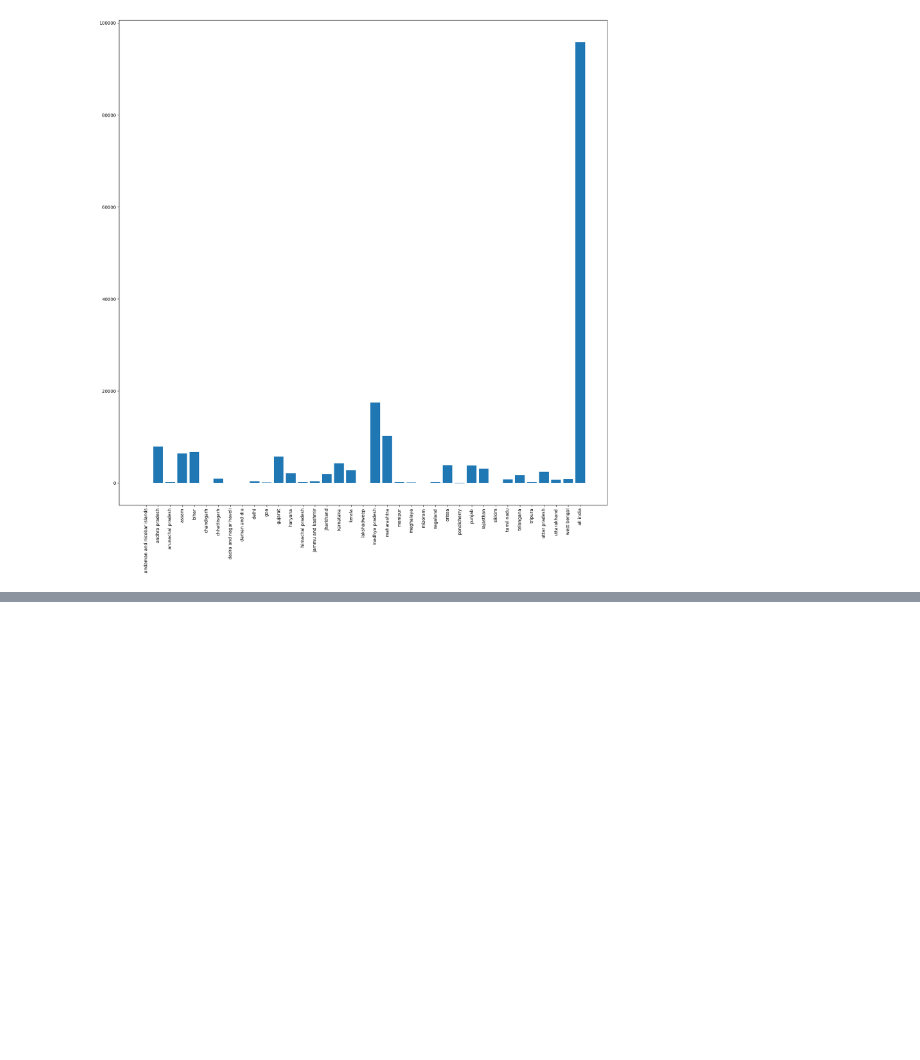
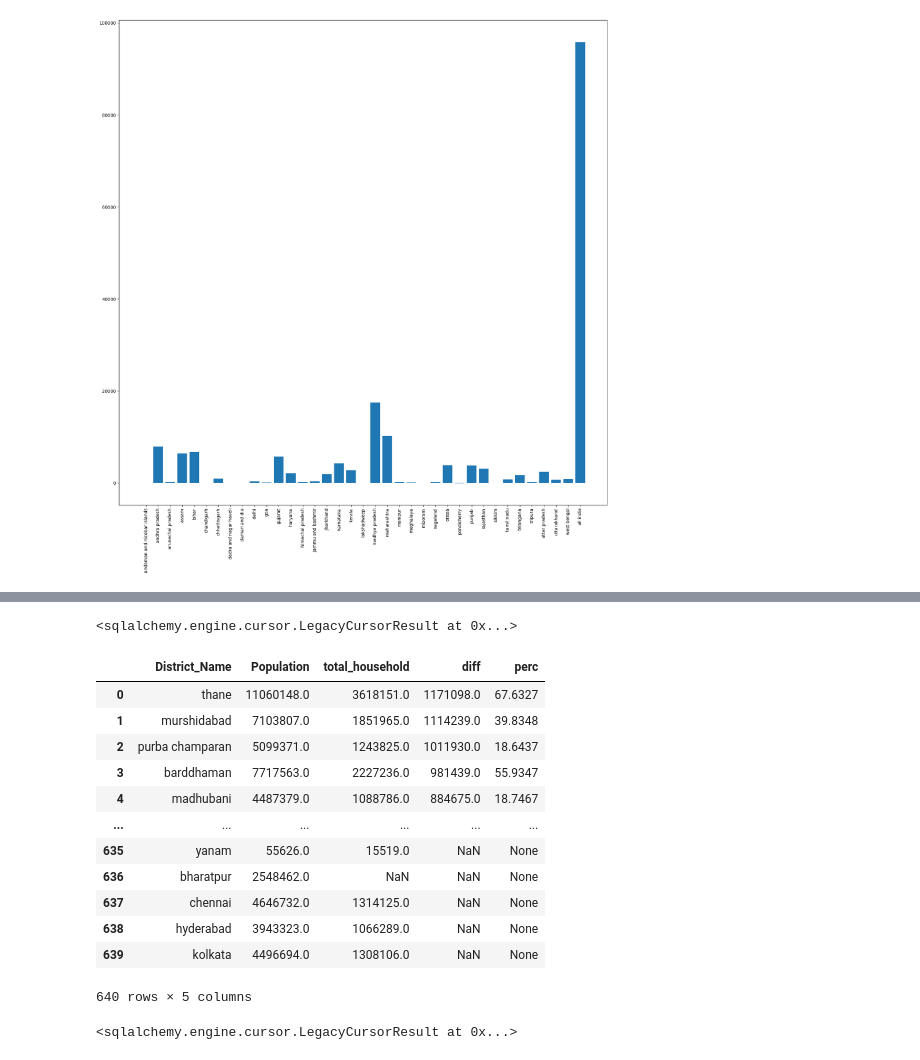
Before and after one commit to RoddaSreeCharanReddy/Data_Cleaning_Project_One, a Jupyter notebook: Complete_Project.ipynb, the cells around one changed output, grey strips where cells are left out. Cells and saved outputs as stored; diff of their text form; code cells hidden in the pictures; blank space fills up the shorter version.

```diff
--- a/Complete_Project.ipynb
+++ b/Complete_Project.ipynb
@@ -1300,0 +1345,4 @@ plt.show()
+# %%
+db_details='mysql+pymysql://root:Sree123@localhost:3306/practice_db'
+# %%
+my_engine=sqa.create_engine(db_details)
@@ -1300,0 +1897,52 @@ plt.show()
+# %%
+q23_procedure=text(
+'''
+create procedure get_districts_info()
+begin
+select District_Name,Population,ht.Households_Rural+ht.Households_Urban as total_household,
+((ht.Households_Rural+ht.Households_Urban)-(Household_Rural_Latrine_premise+Household_Urban_Latrine_premise)) as diff,
+((Household_Rural_Latrine_premise+Household_Urban_Latrine_premise)/(ht.Households_Rural+ht.Households_Urban))*100 as perc
+from housing_table ht inner join census_table ct on ht.State_Name = ct.States and
+ht.District_Name=ct.District order by diff desc;
+end
+'''
+)
+my_engine.execute(q23_procedure)
+# %% [output]
+<sqlalchemy.engine.cursor.LegacyCursorResult at 0x...>
+# %%
+q23_call=text('''call get_districts_info()''')
+q23_output=my_engine.execute(q23_call)
+# %%
+q23_results=q23_output.fetchall()
+q23_df=pd.DataFrame(q23_results)
+q23_df
+# %% [output]
+|  | District_Name | Population | total_household | diff | perc |
+| 0 | thane | 11060148.0 | 3618151.0 | 1171098.0 | 67.6327 |
+| 1 | murshidabad | 7103807.0 | 1851965.0 | 1114239.0 | 39.8348 |
+| 2 | purba champaran | 5099371.0 | 1243825.0 | 1011930.0 | 18.6437 |
+| 3 | barddhaman | 7717563.0 | 2227236.0 | 981439.0 | 55.9347 |
+| 4 | madhubani | 4487379.0 | 1088786.0 | 884675.0 | 18.7467 |
+| ... | ... | ... | ... | ... | ... |
+| 635 | yanam | 55626.0 | 15519.0 | NaN | None |
+| 636 | bharatpur | 2548462.0 | NaN | NaN | None |
+| 637 | chennai | 4646732.0 | 1314125.0 | NaN | None |
+| 638 | hyderabad | 3943323.0 | 1066289.0 | NaN | None |
+| 639 | kolkata | 4496694.0 | 1308106.0 | NaN | None |
+640 rows × 5 columns
+# %%
+q24_procedure=text(
+'''
+create procedure get_household_info()
+begin
+select District_Name,Population,((Household_Rural_Livable+Household_Urban_Livable)/Population)*1000 as total_houses_per_1k,
+((Household_Rural_Dilapidated+Household_Urban_Dilapidated)/Population)*1000  as dilapidated_houses_per_1k
+from housing_table ht inner join census_table ct on ht.State_Name = ct.States and
+ht.District_Name=ct.District;
+end
+'''
+)
+my_engine.execute(q24_procedure)
+# %% [output]
+<sqlalchemy.engine.cursor.LegacyCursorResult at 0x...>
```
Also changed, not shown: parts of 85 cells of this notebook.
